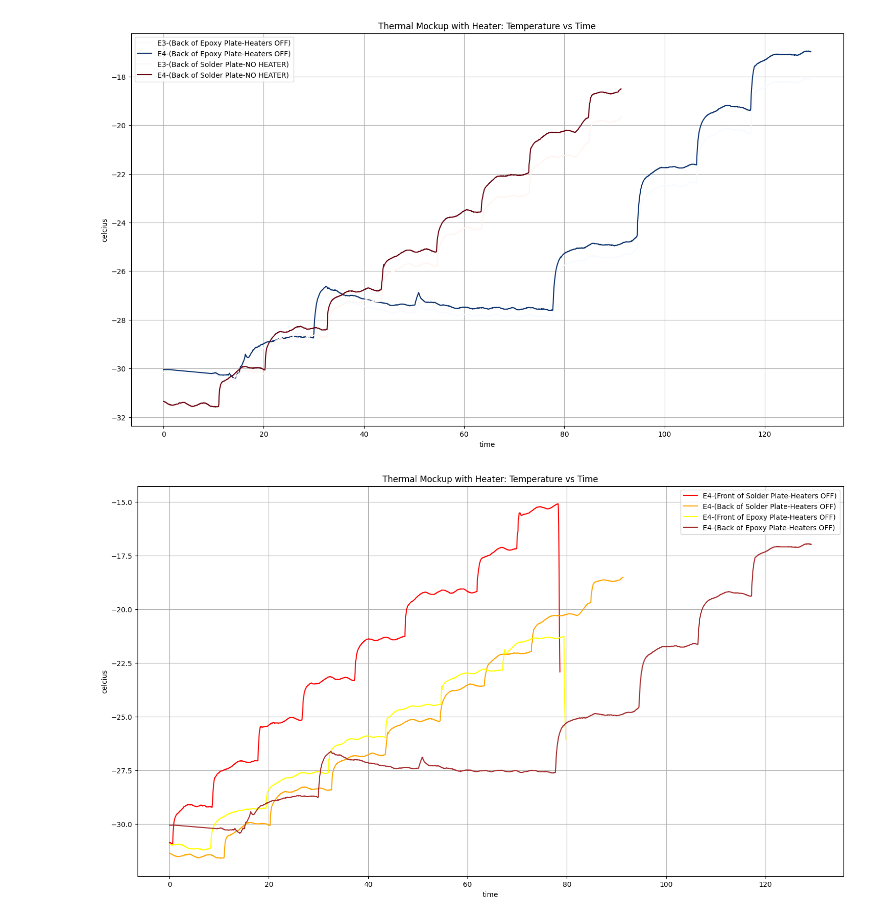
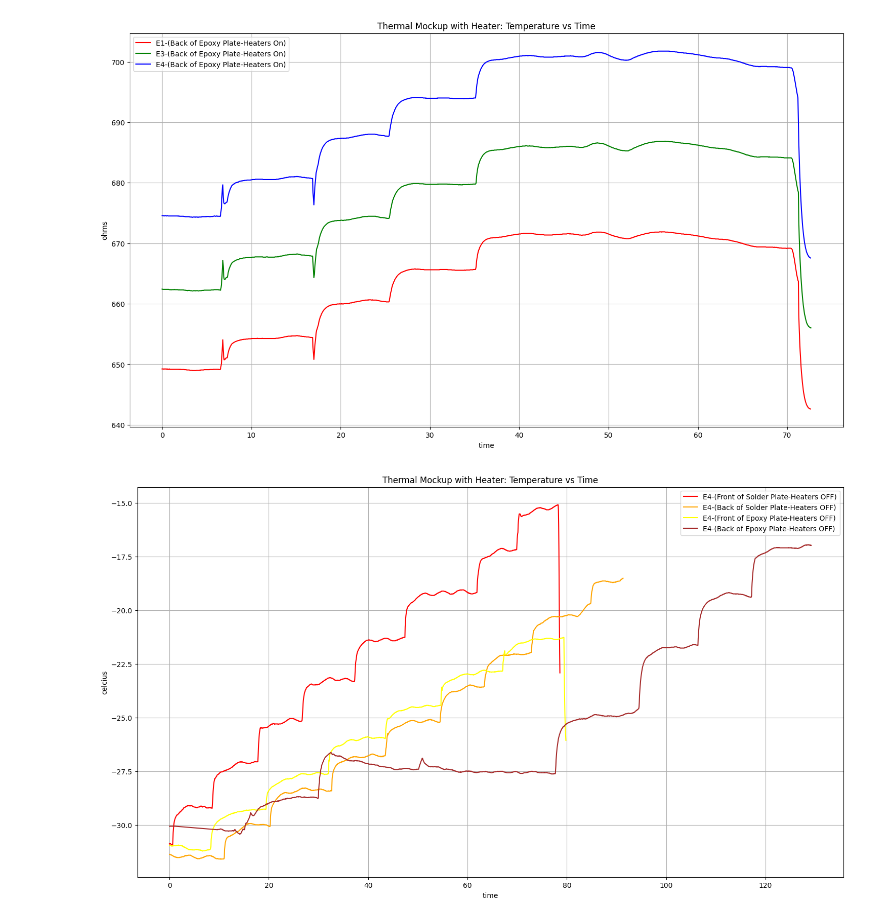
Before and after one commit to bu-etl/module_thermal_mockup, a Jupyter notebook: module_pcb_thermal_mockup_v3.5/software/db_analysis.ipynb, the cells around one changed output. Saved outputs shown, nothing was run; the diff lists cells and outputs as text; code cells hidden in the pictures.

```diff
--- a/module_pcb_thermal_mockup_v3.5/software/db_analysis.ipynb
+++ b/module_pcb_thermal_mockup_v3.5/software/db_analysis.ipynb
@@ -38,41 +38,42 @@ session = Session()
 
 def get_sensor_data(run_id: int, sensor: str, cut_in=0) -> tuple[list, list]:
     query = select(Data).where(and_(Data.run_id == run_id, Data.sensor == sensor))
     data = session.execute(query).scalars().all()
 
     t0 = data[cut_in].timestamp
     elapsed_time = lambda t: (t - t0).total_seconds() / 60
 
     times = [elapsed_time(row.timestamp) for row in data]
-    temps = [row.celcius for row in data]
+    temps = [row.ohms for row in data]
     return times[cut_in:], temps[cut_in:]
 
 def plot_run_data(ax, run_id: int, sensors: list, label: str, color: str, cut_in: int = 0):
-    cmap = plt.get_cmap(color, len(sensors))
+    #cmap = plt.get_cmap(color, len(sensors))
+    colors = ['red', 'green', 'blue']
     for i, sensor in enumerate(sensors):
         s_times, s_temps = get_sensor_data(run_id, sensor, cut_in=cut_in)
-        ax.plot(s_times, s_temps, label=f"{sensor}-{label}", color=cmap(i / len(sensors)))
+        ax.plot(s_times, s_temps, label=f"{sensor}-{label}", color=colors[i])#cmap(i / len(sensors)))
 
-sensors = ['E3', 'E4']
+sensors = ['E1', 'E3', 'E4']
 
 fig, ax = plt.subplots(figsize=(18,10))
 
 # plot_run_data(ax, 3, sensors, "(Back of Epoxy Plate-Heaters ON)", 'Greens')
-plot_run_data(ax, 4, sensors, "(Back of Epoxy Plate-Heaters OFF)", 'Blues')
+plot_run_data(ax, 3, sensors, "(Back of Epoxy Plate-Heaters On)", 'Blues')
 # plot_run_data(ax, 7, sensors, "(Front of Epoxy Plate-Heaters OFF)", 'Purples')
 # plot_run_data(ax, 8, sensors, "(Front of Epoxy Plate-Heaters ON)", 'Oranges')
-plot_run_data(ax, 12, sensors, "(Back of Solder Plate-NO HEATER)", 'Reds', cut_in=600)
+#plot_run_data(ax, 12, sensors, "(Back of Solder Plate-NO HEATER)", 'Reds', cut_in=600)
 
 ax.set(
     xlabel='time',
-    ylabel='celcius',
+    ylabel='ohms',
     title = 'Thermal Mockup with Heater: Temperature vs Time'
 )
 
 ax.legend()
 ax.grid()
 # %% [output]
-[figure, old version]
+[figure, new version]
 # %%
 
 def plot_run_data(ax, run_id: int, sensors: list, label: str, colors: list, cut_in: int = 0):
```
Also changed, not shown: 2 other files.
